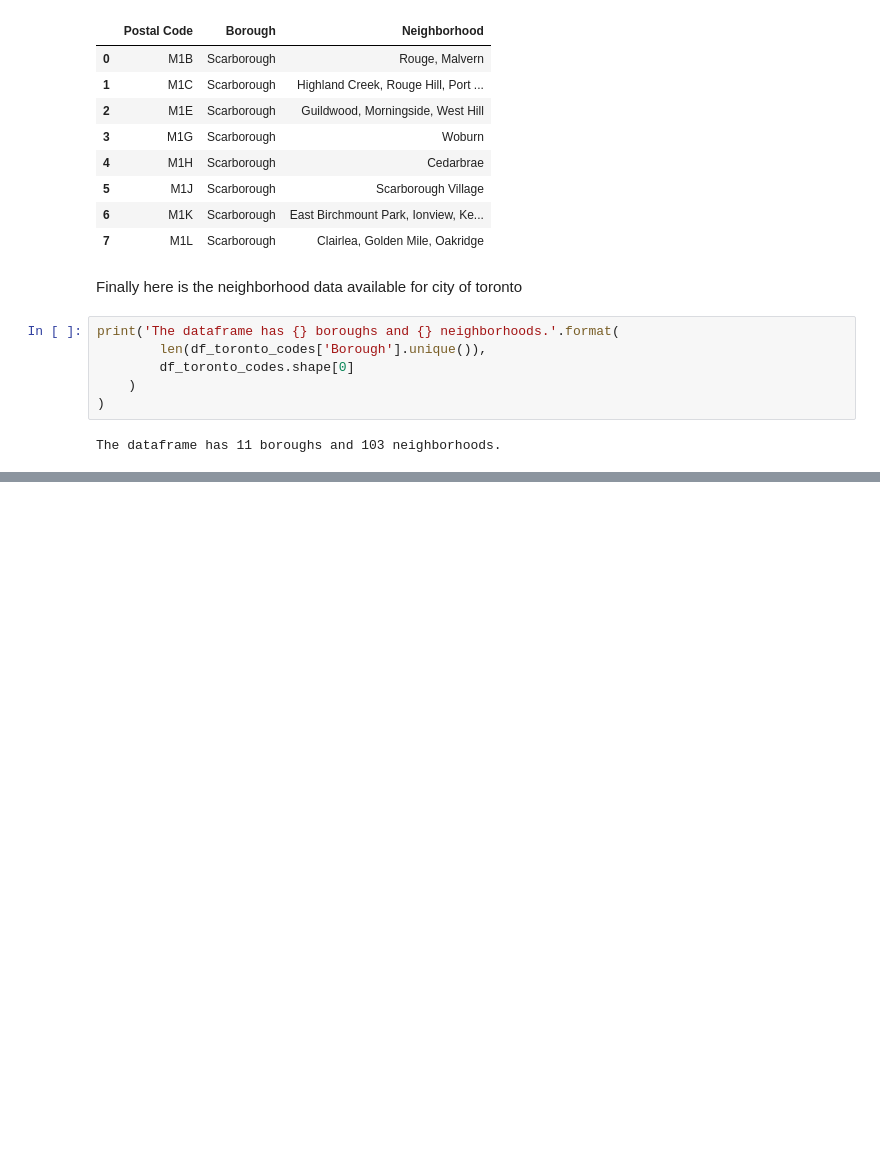
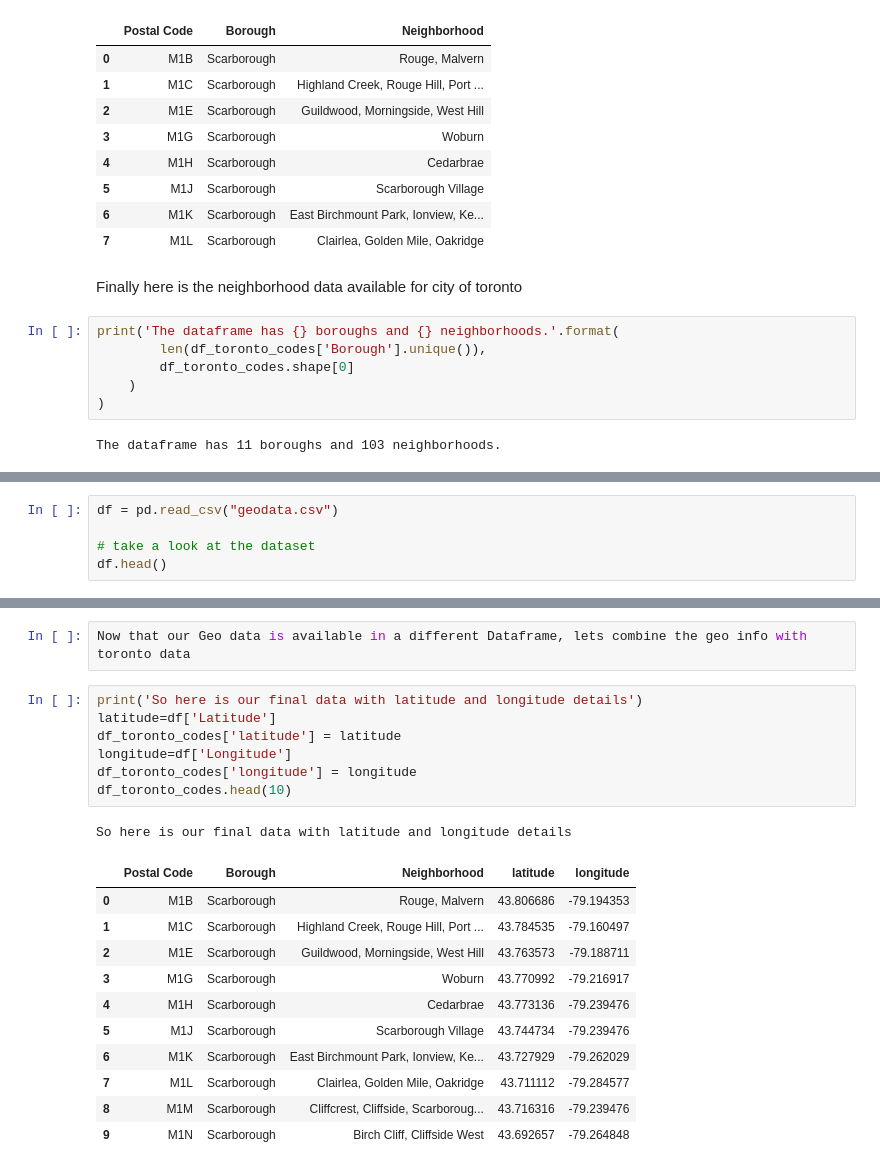
Before and after one commit to yogenet/Coursera_Capstone, a Jupyter notebook: toronto_neighborhood .ipynb, the cells around one changed output, grey strips where cells are left out. Drawn from its saved outputs; the diff is of its cells as text; blank space fills up the shorter version.

```diff
--- a/toronto_neighborhood .ipynb
+++ b/toronto_neighborhood .ipynb
@@ -81,0 +131,5 @@ The dataframe has 11 boroughs and 103 neighborhoods.
+# %%
+df = pd.read_csv("geodata.csv")
+
+# take a look at the dataset
+df.head()
@@ -81,0 +143,22 @@ The dataframe has 11 boroughs and 103 neighborhoods.
+# %%
+Now that our Geo data is available in a different Dataframe, lets combine the geo info with toronto data
+# %%
+print('So here is our final data with latitude and longitude details')
+latitude=df['Latitude']
+df_toronto_codes['latitude'] = latitude
+longitude=df['Longitude']
+df_toronto_codes['longitude'] = longitude
+df_toronto_codes.head(10)
+# %% [output]
+So here is our final data with latitude and longitude details
+|  | Postal Code | Borough | Neighborhood | latitude | longitude |
+| 0 | M1B | Scarborough | Rouge, Malvern | 43.806686 | -79.194353 |
+| 1 | M1C | Scarborough | Highland Creek, Rouge Hill, Port ... | 43.784535 | -79.160497 |
+| 2 | M1E | Scarborough | Guildwood, Morningside, West Hill | 43.763573 | -79.188711 |
+| 3 | M1G | Scarborough | Woburn | 43.770992 | -79.216917 |
+| 4 | M1H | Scarborough | Cedarbrae | 43.773136 | -79.239476 |
+| 5 | M1J | Scarborough | Scarborough Village | 43.744734 | -79.239476 |
+| 6 | M1K | Scarborough | East Birchmount Park, Ionview, Ke... | 43.727929 | -79.262029 |
+| 7 | M1L | Scarborough | Clairlea, Golden Mile, Oakridge | 43.711112 | -79.284577 |
+| 8 | M1M | Scarborough | Cliffcrest, Cliffside, Scarboroug... | 43.716316 | -79.239476 |
+| 9 | M1N | Scarborough | Birch Cliff, Cliffside West | 43.692657 | -79.264848 |
```
Also changed, not shown: parts of 48 cells of this notebook.
